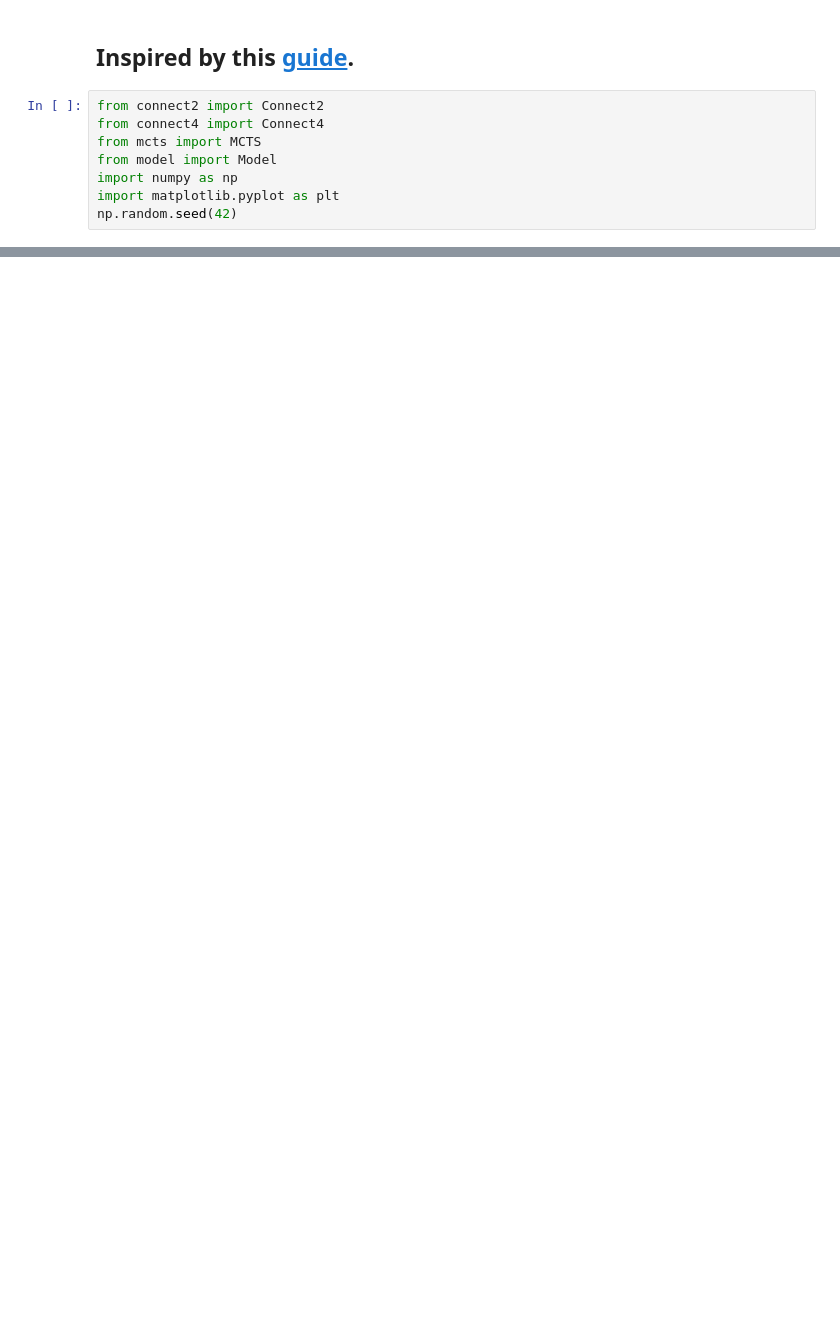
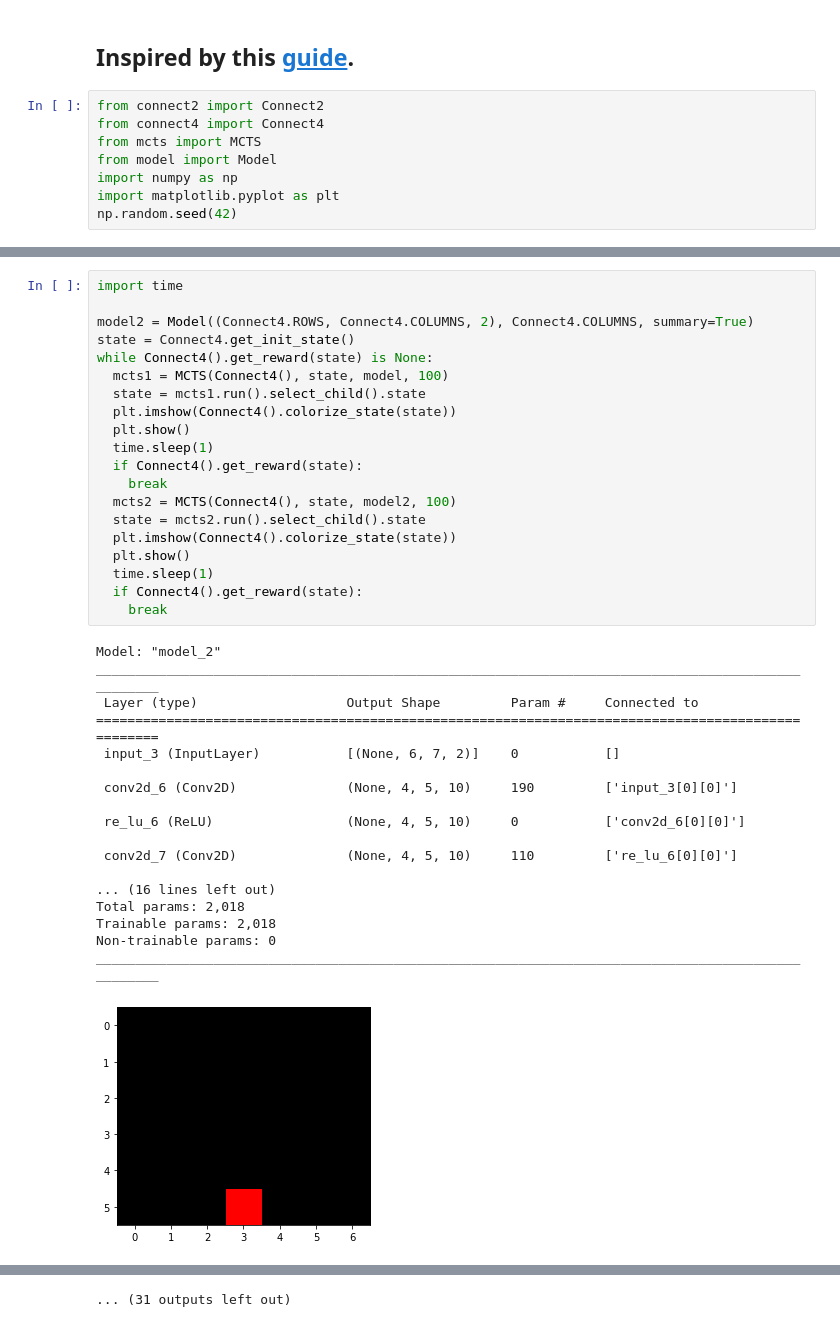
Before and after one commit to gaetanserre/Reinforcement-learning-algorithms, a Jupyter notebook: MCTS/implementation.ipynb, the cells around one changed output, grey strips where cells are left out. Saved outputs shown, nothing was run; the diff lists cells and outputs as text; blank space fills up the shorter version.

Commit message:
Trained model Connect4

```diff
--- a/MCTS/implementation.ipynb
+++ b/MCTS/implementation.ipynb
@@ -20,0 +93,39 @@ Connect4().play_vs(model, state, 50)
+# %%
+import time
+
+model2 = Model((Connect4.ROWS, Connect4.COLUMNS, 2), Connect4.COLUMNS, summary=True)
+state = Connect4.get_init_state()
+while Connect4().get_reward(state) is None:
+  mcts1 = MCTS(Connect4(), state, model, 100)
+  state = mcts1.run().select_child().state
+  plt.imshow(Connect4().colorize_state(state))
+  plt.show()
+  time.sleep(1)
+  if Connect4().get_reward(state):
+    break
+  mcts2 = MCTS(Connect4(), state, model2, 100)
+  state = mcts2.run().select_child().state
+  plt.imshow(Connect4().colorize_state(state))
+  plt.show()
+  time.sleep(1)
+  if Connect4().get_reward(state):
+    break
+# %% [output]
+Model: "model_2"
+__________________________________________________________________________________________________
+ Layer (type)                   Output Shape         Param #     Connected to
+==================================================================================================
+ input_3 (InputLayer)           [(None, 6, 7, 2)]    0           []
+
+ conv2d_6 (Conv2D)              (None, 4, 5, 10)     190         ['input_3[0][0]']
+
+ re_lu_6 (ReLU)                 (None, 4, 5, 10)     0           ['conv2d_6[0][0]']
+
+ conv2d_7 (Conv2D)              (None, 4, 5, 10)     110         ['re_lu_6[0][0]']
+
+... (16 lines left out)
+Total params: 2,018
+Trainable params: 2,018
+Non-trainable params: 0
+__________________________________________________________________________________________________
+[figure, added]
@@ -20,0 +142 @@ Connect4().play_vs(model, state, 50)
+... (31 outputs left out)
```
Also changed, not shown: parts of 5 cells of this notebook, 2 other files.
